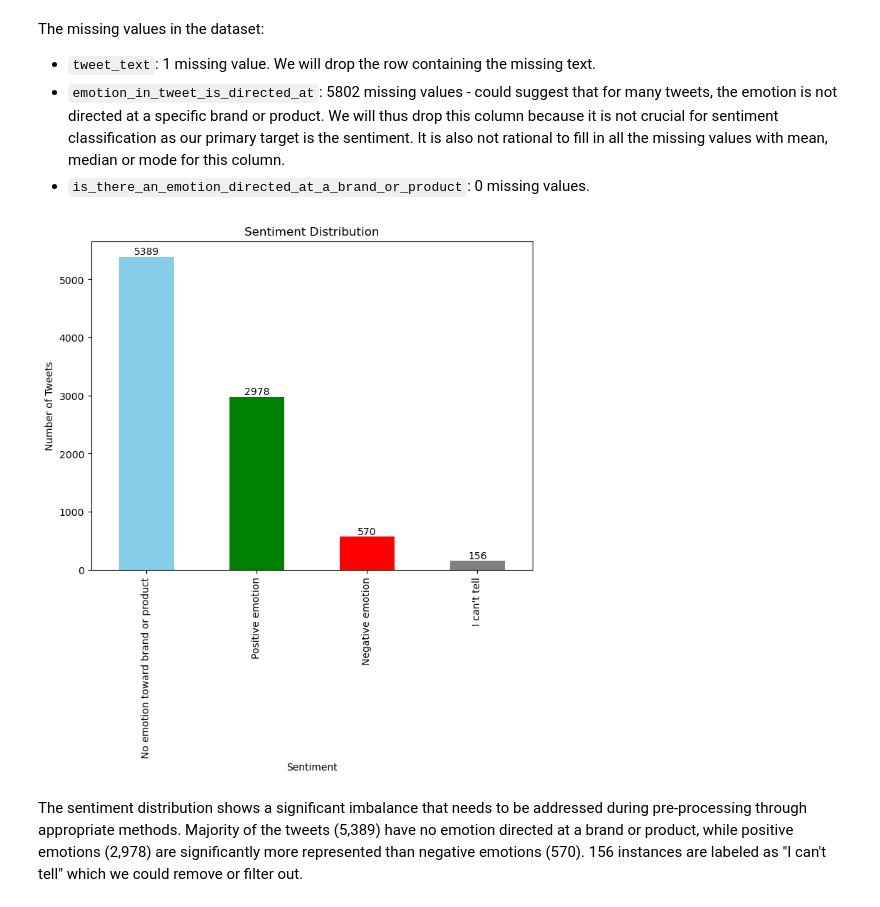
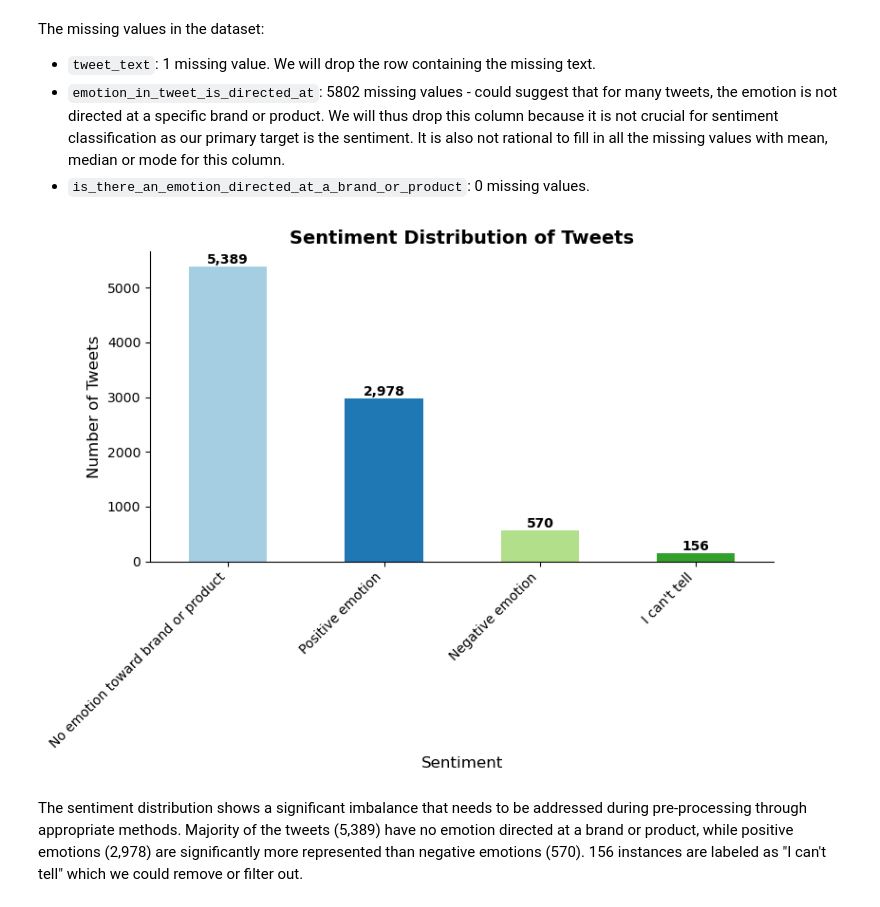
Before and after one commit to g-eez/dsc-phase-4-project, a Jupyter notebook: notebook.ipynb, the cells around one changed output. Cells and saved outputs as stored; diff of their text form; code cells hidden in the pictures.

```diff
--- a/notebook.ipynb
+++ b/notebook.ipynb
@@ -121,25 +176,48 @@ The missing values in the dataset:
 - `emotion_in_tweet_is_directed_at`: 5802 missing values - could suggest that for many tweets, the emotion is not directed at a specific brand or product.  We will thus drop this column because it is not crucial for sentiment classification as our primary target is the sentiment. It is also not rational to fill in all the missing values with mean, median or mode for this column.
 - `is_there_an_emotion_directed_at_a_brand_or_product`: 0 missing values.
 # %%
-# Check the distribution of the sentiment
-sentiment_distribution = tweet_data['is_there_an_emotion_directed_at_a_brand_or_product'].value_counts()
+# ==============================
+# Sentiment Distribution
+# ==============================
+# Count values of sentiment column
+sentiment_distribution = (
+    tweet_data['is_there_an_emotion_directed_at_a_brand_or_product']
+    .value_counts()
+    .sort_values(ascending=False)
+)
 
-# Visualize the sentiment distribution
+# Convert colormap to a list of colors
+colors = list(plt.cm.Paired.colors)[:len(sentiment_distribution)]
+
+# Plot sentiment distribution
 plt.figure(figsize=(8, 6))
-ax = sentiment_distribution.plot(kind='bar', color=['skyblue', 'green', 'red', 'gray'])
-plt.title('Sentiment Distribution')
-plt.xlabel('Sentiment')
-plt.ylabel('Number of Tweets')
-plt.xticks(rotation=90)
+ax = sentiment_distribution.plot(
+    kind='bar',
+    color=colors
+)
 
-# Add count labels on top of each bar
+# Titles and labels
+plt.title('Sentiment Distribution of Tweets', fontsize=14, fontweight='bold')
+plt.xlabel('Sentiment', fontsize=12)
+plt.ylabel('Number of Tweets', fontsize=12)
+plt.xticks(rotation=45, ha='right')
+
+# Add value labels above bars
 for p in ax.patches:
-    ax.annotate(str(p.get_height()), (p.get_x() + p.get_width() / 2, p.get_height()),
-                ha='center', va='bottom')
+    ax.annotate(
+        f'{p.get_height():,}',   # formatted counts
+        (p.get_x() + p.get_width() / 2, p.get_height()),
+        ha='center', va='bottom',
+        fontsize=10, fontweight='bold'
+    )
 
+# Clean up extra borders
+sns.despine()
+
+plt.tight_layout()
 plt.show()
 # %% [output]
-[figure, old version]
+[figure, new version]
 # %% [markdown]
 The sentiment distribution shows a significant imbalance that needs to be addressed during pre-processing through appropriate methods. Majority of the tweets (5,389) have no emotion directed at a brand or product, while positive emotions (2,978) are significantly more represented than negative emotions (570). 156 instances are labeled as "I can't tell" which we could remove or filter out.
 # %%
```
Also changed, not shown: parts of 67 cells of this notebook, 1 other file.
